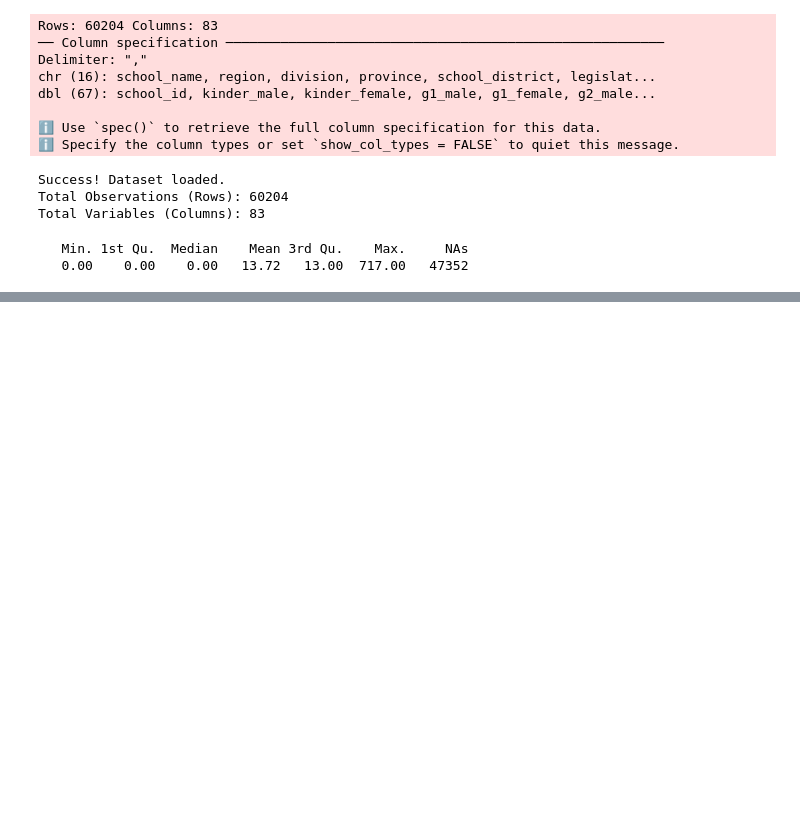
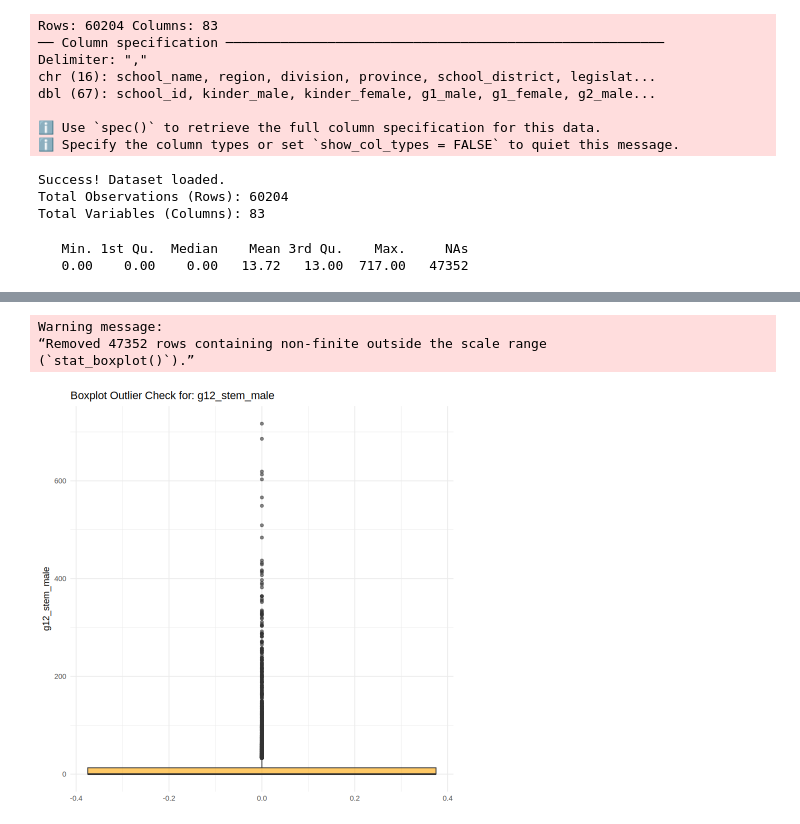
Before and after one commit to Supermarcc/For-ACTIVITY-1---Predictive-Modeling, a Jupyter notebook: Notebooks/Predictive Modelling_ea.ipynb, the cells around one changed output, grey strips where cells are left out. Cells and saved outputs as stored; diff of their text form; code cells hidden in the pictures; blank space fills up the shorter version.

```diff
--- a/Notebooks/Predictive Modelling_ea.ipynb
+++ b/Notebooks/Predictive Modelling_ea.ipynb
@@ -102,0 +218,13 @@ summary(data$g12_stem_male)
+# %%
+# Visualization 2: Boxplot for Outlier Detection
+p2 <- ggplot(df, aes_string(y = target_col)) +
+  geom_boxplot(fill = "orange", alpha = 0.6) +
+  labs(title = paste("Boxplot Outlier Check for:", target_col),
+       y = target_col) +
+  theme_minimal()
+print(p2)
+# %% [output]
+Warning message:
+“Removed 47352 rows containing non-finite outside the scale range
+(`stat_boxplot()`).”
+[figure, added]
```
Also changed, not shown: parts of 68 cells of this notebook.
